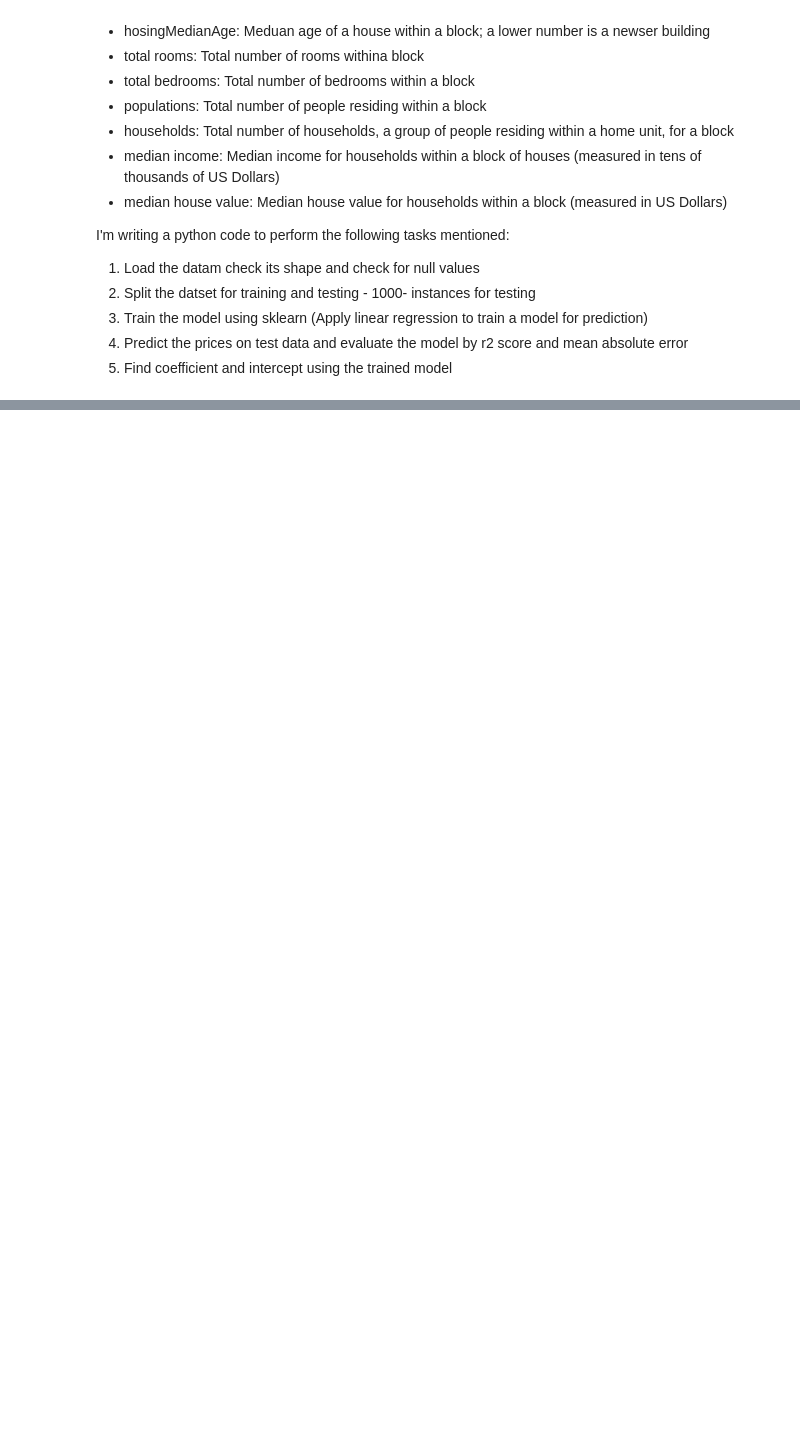
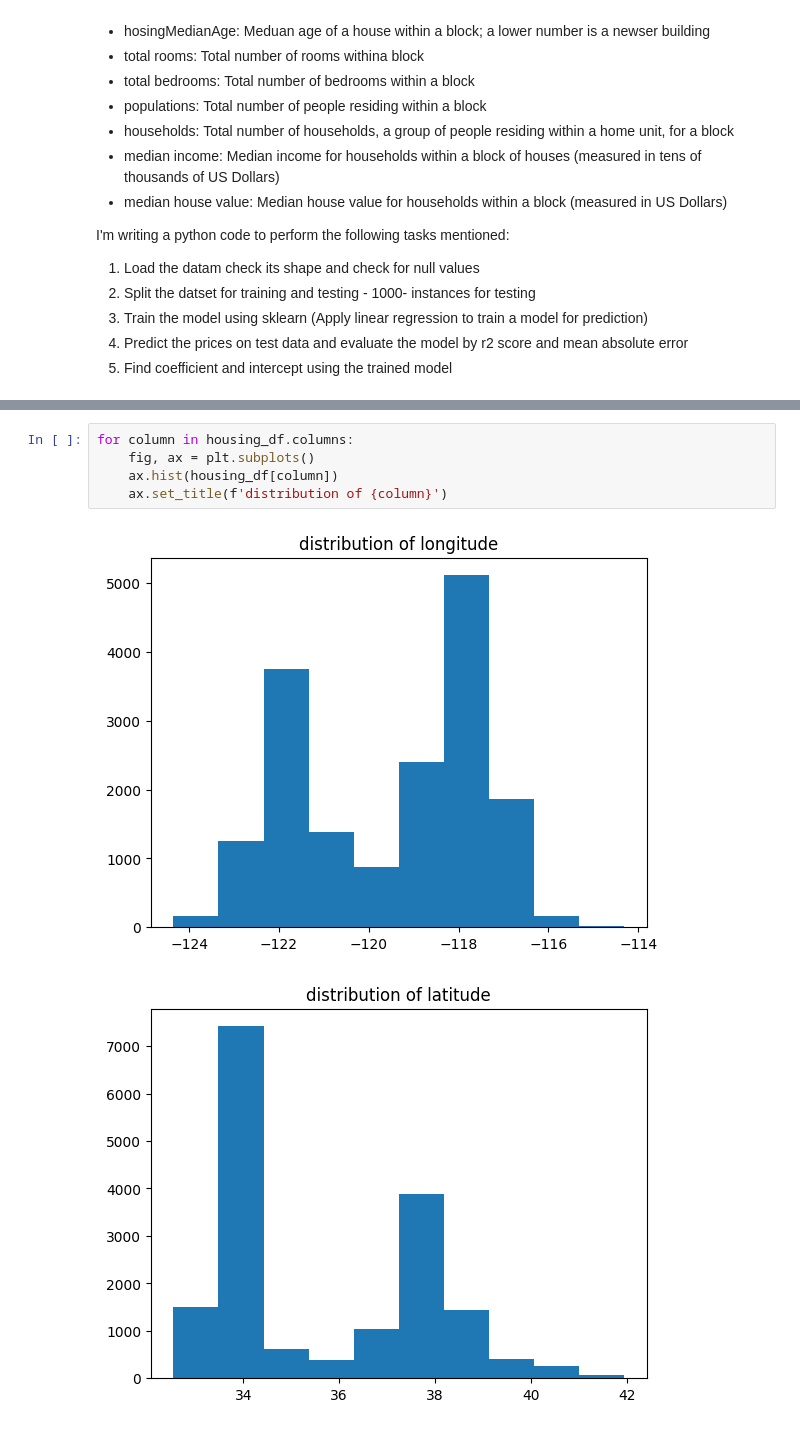
Before and after one commit to ekefan/ml_projects_for_edureka_internship, a Jupyter notebook: Problem_statement2Ass4.ipynb, the cells around one changed output, grey strips where cells are left out. Drawn from its saved outputs; the diff is of its cells as text; blank space fills up the shorter version.

```diff
--- a/Problem_statement2Ass4.ipynb
+++ b/Problem_statement2Ass4.ipynb
@@ -40,0 +99,8 @@ housing_df = pd.read_csv("./../Assignment_files/california_housing_train_ass4.cs
+# %%
+for column in housing_df.columns:
+    fig, ax = plt.subplots()
+    ax.hist(housing_df[column])
+    ax.set_title(f'distribution of {column}')
+# %% [output]
+[figure, added]
+[figure, added]
```
Also changed, not shown: parts of 17 cells of this notebook.
